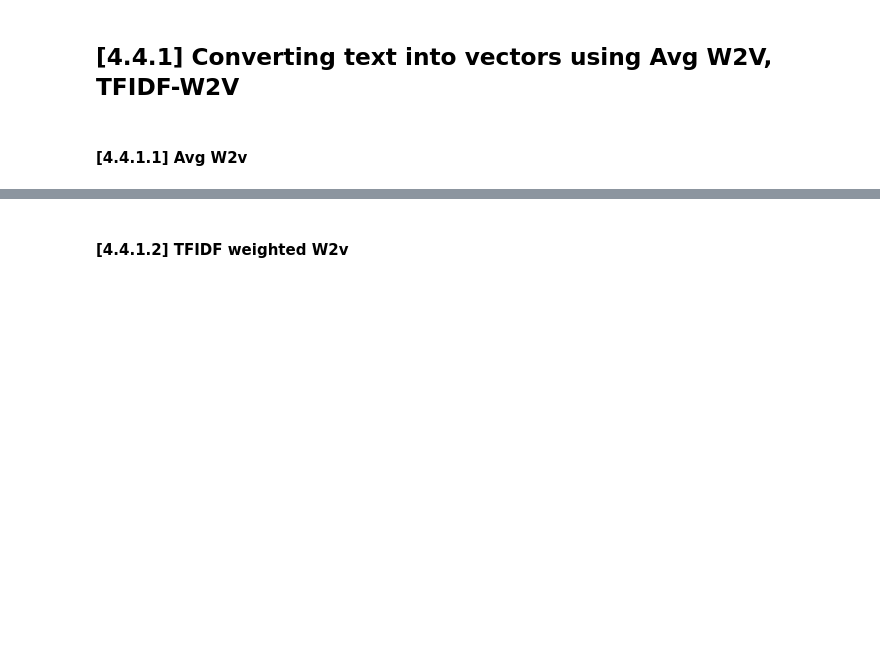
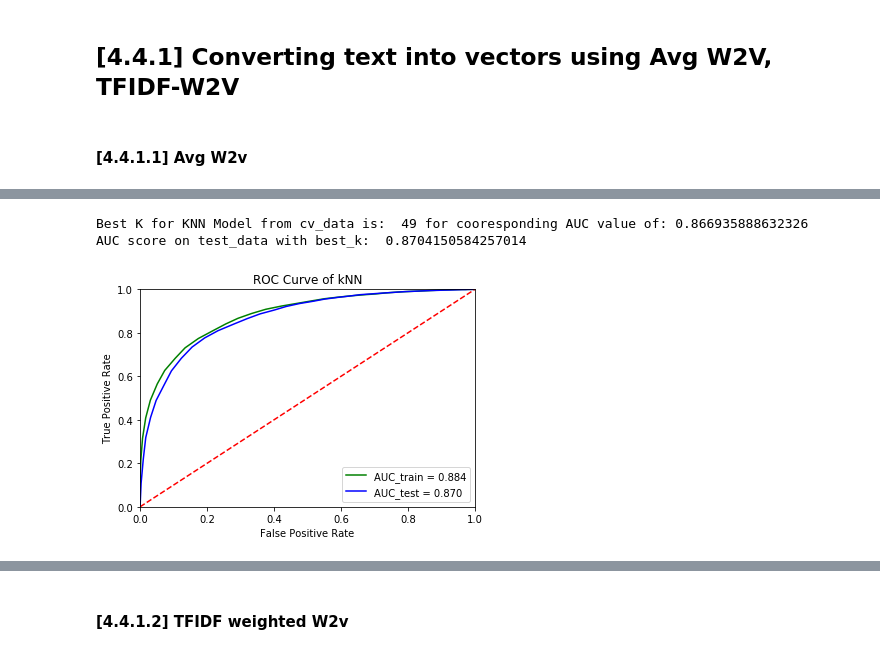
Before and after one commit to as3eem/AmazonFoodReview, a Jupyter notebook: 03 Amazon Fine Food Reviews Analysis_KNN.ipynb, the cells around one changed output, grey strips where cells are left out. Drawn from its saved outputs; the diff is of its cells as text; code cells hidden in the pictures; blank space fills up the shorter version.

Commit message:
tfidf w2v knn model added

```diff
--- a/03 Amazon Fine Food Reviews Analysis_KNN.ipynb
+++ b/03 Amazon Fine Food Reviews Analysis_KNN.ipynb
@@ -469,12 +469,15 @@ the number of unique words including both unigrams and bigrams  13517
 ## [4.4] Word2Vec
 # %%
 # Train your own Word2Vec model using your own text corpus
+
+from sklearn.model_selection import train_test_split
+
 X=preprocessed_reviews
 y=np.array(final['Score'])
 
 #####  SPLIT  #######
-X_train_w2v, X_test_w2v, y_train_w2v, y_test_w2v = train_test_split(X, y, test_size=0.2, random_state=4)
-X_train_w2v, X_cv_w2v, y_train_w2v, y_cv_w2v = train_test_split(X_train_w2v, y_train_w2v, test_size=0.25, random_state=4)
+X_train_w2v, X_test_w2v, y_train_w2v, y_test_w2v = train_test_split(X, y, test_size=0.3, random_state=4)
+X_train_w2v, X_cv_w2v, y_train_w2v, y_cv_w2v = train_test_split(X_train_w2v, y_train_w2v, test_size=0.3, random_state=4)
 
 
 
@@ -485,7 +488,7 @@ for sentance in X_test_w2v:
 
 i=0
 list_of_sentance_cv=[]
-for sentance in X_test_w2v:
+for sentance in X_cv_w2v:
     list_of_sentance_cv.append(sentance.split())
 
 i=0
@@ -643,0 +642,40 @@ ValueError: Found input variables with inconsistent numbers of samples: [9214, 9
+# %%
+######## best_k ##############
+best_k = ks_cv[auc_cv.index(max(auc_cv))]
+print("Best K for KNN Model from cv_data is: ",best_k, "for cooresponding AUC value of:",max(auc_cv))
+######## best_k ##############
+
+
+
+######### FRESH-MODEL FOR BEST_K ######################
+knn = KNeighborsClassifier(n_neighbors=best_k,algorithm='brute')
+knn.fit(X_train, y_train)
+y_pred = knn.predict(X_test)
+proba = knn.predict_proba(X_test)[:,1]
+
+
+fpr, tpr, threshold = roc_curve(y_test, proba)
+roc_auc = auc(fpr, tpr)
+print("AUC score on test_data with best_k: ",roc_auc)
+#############################################
+proba = knn.predict_proba(X_train)[:,1]
+fpr_train, tpr_train, threshold_train = roc_curve(y_train, proba)
+roc_auc_train = auc(fpr_train, tpr_train)
+
+
+############# ROC ######################
+plt.title('Receiver Operating Characteristic')
+plt.plot(fpr_train, tpr_train, 'g', label = 'AUC_train = %0.3f' % roc_auc_train)
+plt.plot(fpr, tpr, 'b', label = 'AUC_test = %0.3f' % roc_auc)
+plt.legend(loc = 'lower right')
+plt.plot([0, 1], [0, 1],'r--')
+plt.xlim([0, 1])
+plt.ylim([0, 1])
+plt.ylabel('True Positive Rate')
+plt.xlabel('False Positive Rate')
+plt.title('ROC Curve of kNN')
+plt.show()
+# %% [output]
+Best K for KNN Model from cv_data is:  49 for cooresponding AUC value of: 0.866935888632326
+AUC score on test_data with best_k:  0.8704150584257014
+[figure, added]
```
Also changed, not shown: parts of 18 cells of this notebook.
